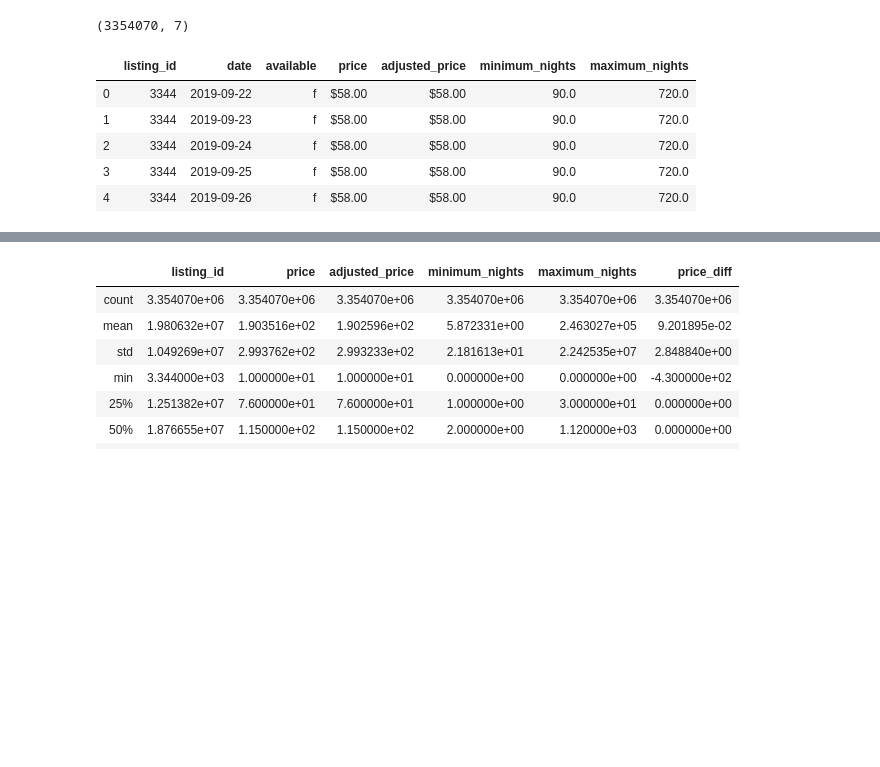
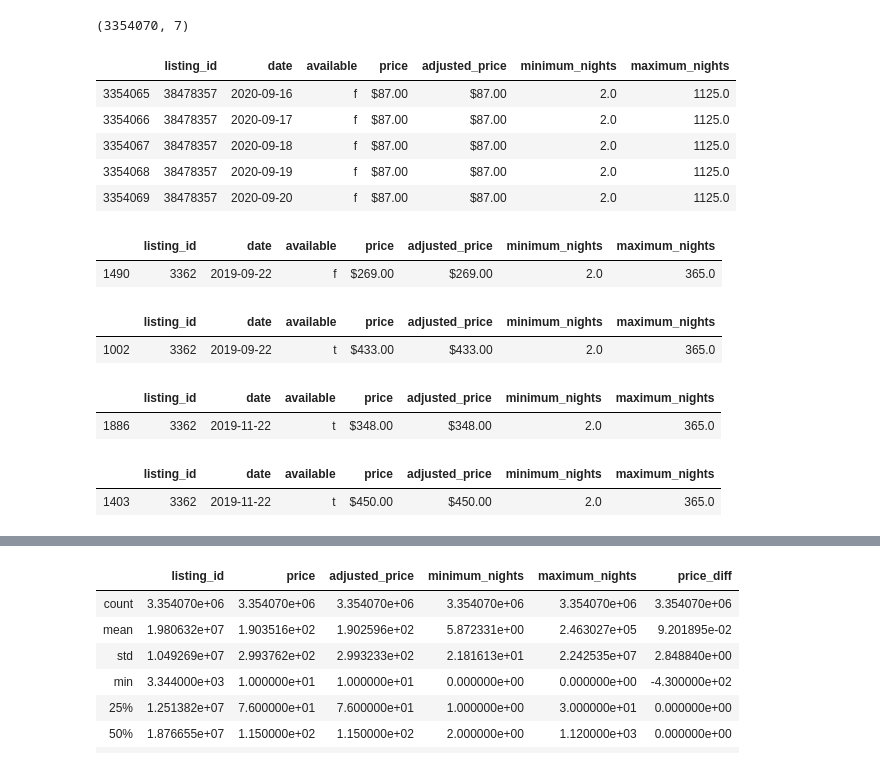
Before and after one commit to k10jo01/airbnb, a Jupyter notebook: code/02.2-eda-calendar.ipynb, the cells around one changed output, grey strips where cells are left out. Saved outputs shown, nothing was run; the diff lists cells and outputs as text; code cells hidden in the pictures; blank space fills up the shorter version.

```diff
--- a/code/02.2-eda-calendar.ipynb
+++ b/code/02.2-eda-calendar.ipynb
@@ -3,17 +36,17 @@ import pandas as pd
 # %%
 # Read in calendar data
-calendar = pd.read_csv('/Users/jessieowens2/Desktop/general_assembly/airbnb_data/calendar_9_19.csv')
+calendar_9_19 = pd.read_csv('/Users/jessieowens2/Desktop/general_assembly/airbnb_data/calendar_9_19.csv')
 # Look at shape of calendar data
-calendar.shape
+calendar_9_19.shape
 # %% [output]
 (3354070, 7)
 # %%
 # Look at calendar data
-calendar.head()
+calendar_9_19.tail()
 # %% [output]
 |  | listing_id | date | available | price | adjusted_price | minimum_nights | maximum_nights |
-| 0 | 3344 | 2019-09-22 | f | $58.00 | $58.00 | 90.0 | 720.0 |
-| 1 | 3344 | 2019-09-23 | f | $58.00 | $58.00 | 90.0 | 720.0 |
-| 2 | 3344 | 2019-09-24 | f | $58.00 | $58.00 | 90.0 | 720.0 |
-| 3 | 3344 | 2019-09-25 | f | $58.00 | $58.00 | 90.0 | 720.0 |
-| 4 | 3344 | 2019-09-26 | f | $58.00 | $58.00 | 90.0 | 720.0 |
+| 3354065 | 38478357 | 2020-09-16 | f | $87.00 | $87.00 | 2.0 | 1125.0 |
+| 3354066 | 38478357 | 2020-09-17 | f | $87.00 | $87.00 | 2.0 | 1125.0 |
+| 3354067 | 38478357 | 2020-09-18 | f | $87.00 | $87.00 | 2.0 | 1125.0 |
+| 3354068 | 38478357 | 2020-09-19 | f | $87.00 | $87.00 | 2.0 | 1125.0 |
+| 3354069 | 38478357 | 2020-09-20 | f | $87.00 | $87.00 | 2.0 | 1125.0 |
@@ -19,0 +57,20 @@ calendar.head()
+# %%
+calendar_9_19[(calendar_9_19['date'] == '2019-09-22') & (calendar_9_19['listing_id'] == 3362)]
+# %% [output]
+|  | listing_id | date | available | price | adjusted_price | minimum_nights | maximum_nights |
+| 1490 | 3362 | 2019-09-22 | f | $269.00 | $269.00 | 2.0 | 365.0 |
+# %%
+calendar_1_19[(calendar_1_19['date'] == '2019-09-22') & (calendar_1_19['listing_id'] == 3362)]
+# %% [output]
+|  | listing_id | date | available | price | adjusted_price | minimum_nights | maximum_nights |
+| 1002 | 3362 | 2019-09-22 | t | $433.00 | $433.00 | 2.0 | 365.0 |
+# %%
+calendar_9_19[(calendar_9_19['date'] == '2019-11-22') & (calendar_9_19['listing_id'] == 3362)]
+# %% [output]
+|  | listing_id | date | available | price | adjusted_price | minimum_nights | maximum_nights |
+| 1886 | 3362 | 2019-11-22 | t | $348.00 | $348.00 | 2.0 | 365.0 |
+# %%
+calendar_1_19[(calendar_1_19['date'] == '2019-11-22') & (calendar_1_19['listing_id'] == 3362)]
+# %% [output]
+|  | listing_id | date | available | price | adjusted_price | minimum_nights | maximum_nights |
+| 1403 | 3362 | 2019-11-22 | t | $450.00 | $450.00 | 2.0 | 365.0 |
```
Also changed, not shown: parts of 25 cells of this notebook, 3 other files.
